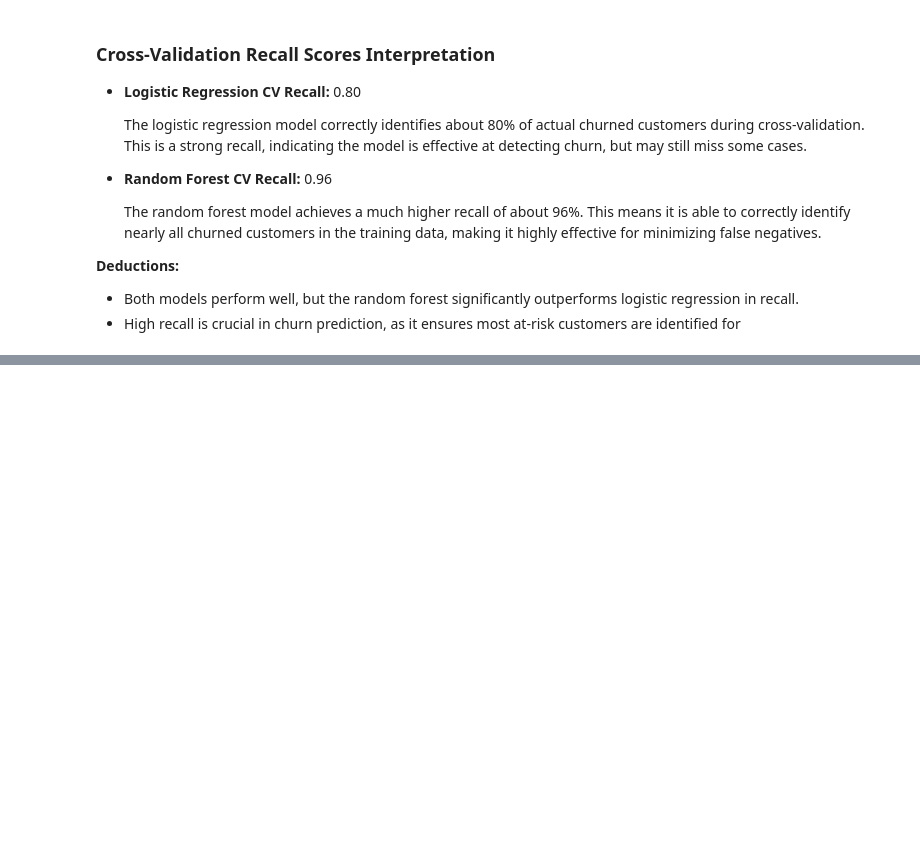
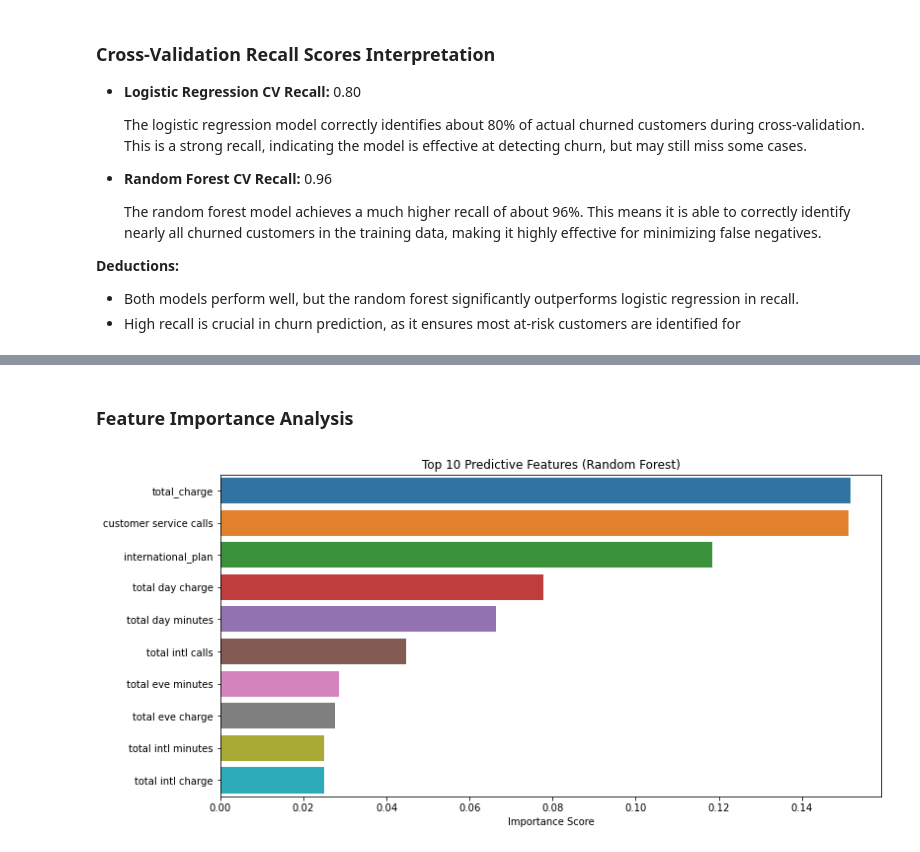
Before and after one commit to KweyuV/Customer-Churn-Prediction, a Jupyter notebook: Customer-Churn-Prediction.ipynb, the cells around one changed output, grey strips where cells are left out. Saved outputs shown, nothing was run; the diff lists cells and outputs as text; code cells hidden in the pictures; blank space fills up the shorter version.

```diff
--- a/Customer-Churn-Prediction.ipynb
+++ b/Customer-Churn-Prediction.ipynb
@@ -505,0 +658,24 @@ The hyperparameter tuning process has produced a random forest model that is hig
+# %% [markdown]
+### Feature Importance Analysis
+# %%
+# Extract feature names (skitlearn model )
+try:
+    cat_features = preprocessor.named_transformers_['cat'].get_feature_names_out(categorical_features)
+except AttributeError:
+    cat_features = preprocessor.named_transformers_['cat'].get_feature_names(categorical_features)
+feature_names = np.concatenate([cat_features, binary_features, numerical_features])
+
+
+# Plot feature importance
+rf_feature_imp = pd.Series(
+    best_rf.feature_importances_,
+    index=feature_names
+).sort_values(ascending=False)[:10]
+
+plt.figure(figsize=(12,6))
+sns.barplot(x=rf_feature_imp.values, y=rf_feature_imp.index)
+plt.title('Top 10 Predictive Features (Random Forest)')
+plt.xlabel('Importance Score')
+plt.show()
+# %% [output]
+[figure, added]
```
Also changed, not shown: parts of 18 cells of this notebook.
